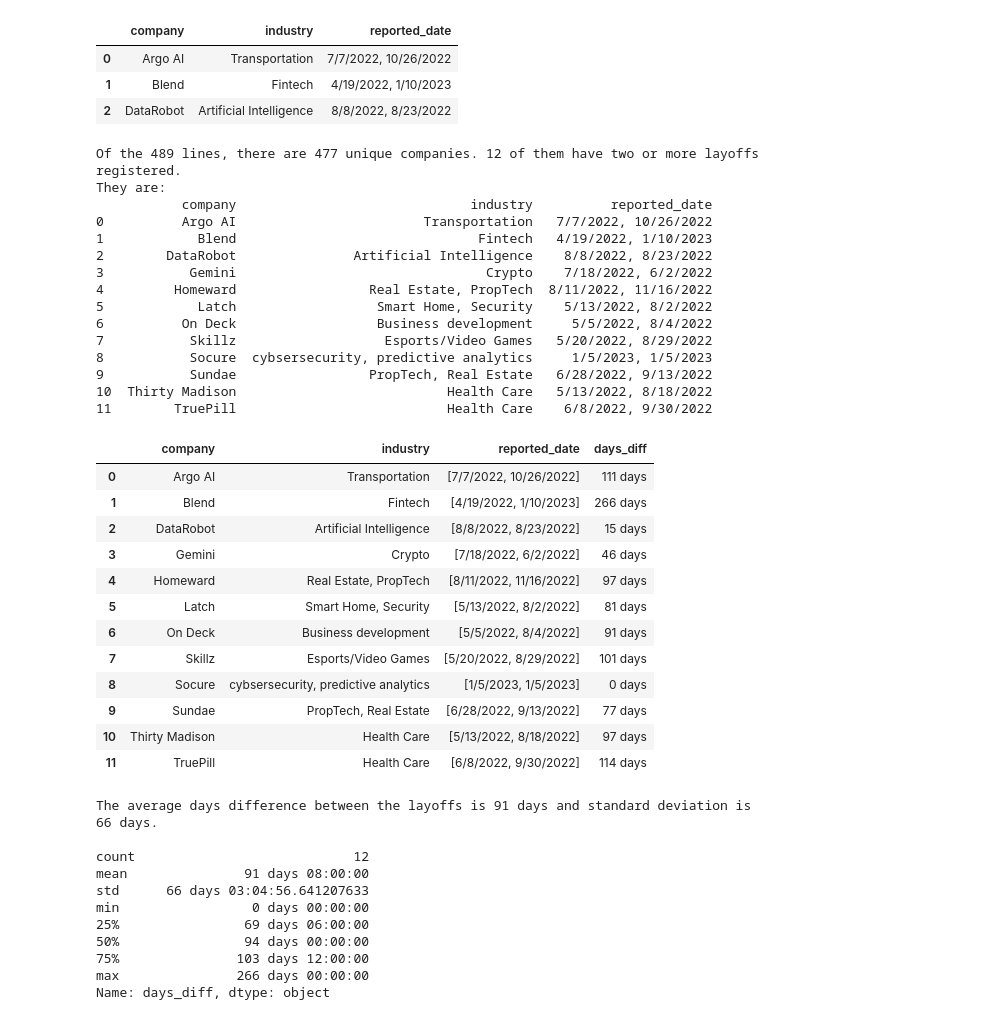
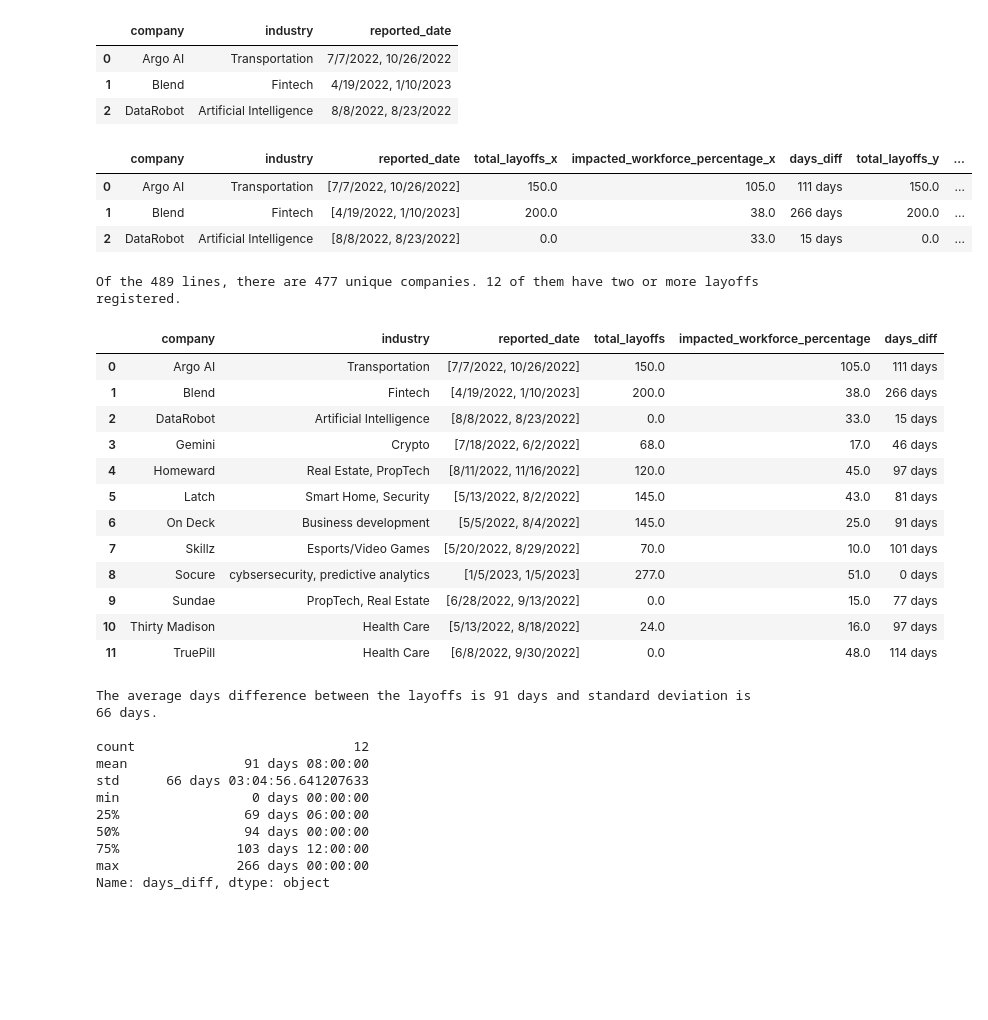
Before and after one commit to teusinn/TechCompaniesLayoff, a Jupyter notebook: src/main.ipynb, the cells around one changed output. Drawn from its saved outputs; the diff is of its cells as text; code cells hidden in the pictures; blank space fills up the shorter version.

Commit message:
Finishing the analysis of the Repeated Layoffs

```diff
--- a/src/main.ipynb
+++ b/src/main.ipynb
@@ -96,46 +97,43 @@ repeated_companies.head(3)
 | 0 | Argo AI | Transportation | 7/7/2022, 10/26/2022 |
 | 1 | Blend | Fintech | 4/19/2022, 1/10/2023 |
 | 2 | DataRobot | Artificial Intelligence | 8/8/2022, 8/23/2022 |
+# %%
+# Adding the "total_layoffs" and "impacted_workforce_percentage" for the repeated_companies dataframe
+temp_company = df[['company', 'total_layoffs', 'impacted_workforce_percentage']].copy()
+temp_company['total_layoffs'] = pd.to_numeric(temp_company['total_layoffs'], errors='coerce')
+temp_company['impacted_workforce_percentage'] = pd.to_numeric(temp_company['impacted_workforce_percentage'], errors='coerce')
+
+temp_company = temp_company.groupby(['company'], as_index=False).sum()
+repeated_companies = repeated_companies.merge(temp_company, on='company', how='left')
+
+repeated_companies.head(3)
+# %% [output]
+|  | company | industry | reported_date | total_layoffs_x | impacted_workforce_percentage_x | days_diff | total_layoffs_y | ... |
+| 0 | Argo AI | Transportation | [7/7/2022, 10/26/2022] | 150.0 | 105.0 | 111 days | 150.0 | ... |
+| 1 | Blend | Fintech | [4/19/2022, 1/10/2023] | 200.0 | 38.0 | 266 days | 200.0 | ... |
+| 2 | DataRobot | Artificial Intelligence | [8/8/2022, 8/23/2022] | 0.0 | 33.0 | 15 days | 0.0 | ... |
 # %%
-# Printing the companies with two or more layoffs
+# Creating column subtracting the difference in days for each layoff
+repeated_companies['reported_date'] = repeated_companies['reported_date'].str.split(',')
+repeated_companies['days_diff'] = repeated_companies['reported_date'].apply(lambda x: pd.to_datetime(x[1].strip(" "), format='%m/%d/%Y') - pd.to_datetime(x[0].strip(" "), format='%m/%d/%Y')).abs()
+
 print('Of the 489 lines, there are {} unique companies. {} of them have two or more layoffs registered.'.format(unique_companies, total_rows - unique_companies))
-print('They are: \n{}'.format(repeated_companies))
+repeated_companies
 # %% [output]
 Of the 489 lines, there are 477 unique companies. 12 of them have two or more layoffs registered.
-They are:
-           company                              industry          reported_date
-0          Argo AI                        Transportation   7/7/2022, 10/26/2022
-1            Blend                               Fintech   4/19/2022, 1/10/2023
-2        DataRobot               Artificial Intelligence    8/8/2022, 8/23/2022
-3           Gemini                                Crypto    7/18/2022, 6/2/2022
-4         Homeward                 Real Estate, PropTech  8/11/2022, 11/16/2022
-5            Latch                  Smart Home, Security    5/13/2022, 8/2/2022
-6          On Deck                  Business development     5/5/2022, 8/4/2022
-7           Skillz                   Esports/Video Games   5/20/2022, 8/29/2022
-8           Socure  cybsersecurity, predictive analytics     1/5/2023, 1/5/2023
-9           Sundae                 PropTech, Real Estate   6/28/2022, 9/13/2022
-10  Thirty Madison                           Health Care   5/13/2022, 8/18/2022
-11        TruePill                           Health Care    6/8/2022, 9/30/2022
+|  | company | industry | reported_date | total_layoffs | impacted_workforce_percentage | days_diff |
+| 0 | Argo AI | Transportation | [7/7/2022, 10/26/2022] | 150.0 | 105.0 | 111 days |
+| 1 | Blend | Fintech | [4/19/2022, 1/10/2023] | 200.0 | 38.0 | 266 days |
+| 2 | DataRobot | Artificial Intelligence | [8/8/2022, 8/23/2022] | 0.0 | 33.0 | 15 days |
+| 3 | Gemini | Crypto | [7/18/2022, 6/2/2022] | 68.0 | 17.0 | 46 days |
+| 4 | Homeward | Real Estate, PropTech | [8/11/2022, 11/16/2022] | 120.0 | 45.0 | 97 days |
+| 5 | Latch | Smart Home, Security | [5/13/2022, 8/2/2022] | 145.0 | 43.0 | 81 days |
+| 6 | On Deck | Business development | [5/5/2022, 8/4/2022] | 145.0 | 25.0 | 91 days |
+| 7 | Skillz | Esports/Video Games | [5/20/2022, 8/29/2022] | 70.0 | 10.0 | 101 days |
+| 8 | Socure | cybsersecurity, predictive analytics | [1/5/2023, 1/5/2023] | 277.0 | 51.0 | 0 days |
+| 9 | Sundae | PropTech, Real Estate | [6/28/2022, 9/13/2022] | 0.0 | 15.0 | 77 days |
+| 10 | Thirty Madison | Health Care | [5/13/2022, 8/18/2022] | 24.0 | 16.0 | 97 days |
+| 11 | TruePill | Health Care | [6/8/2022, 9/30/2022] | 0.0 | 48.0 | 114 days |
-# %%
-# Creating column subtracting the difference in days for each layoff
-repeated_companies['reported_date'] = repeated_companies['reported_date'].str.split(',')
-repeated_companies['days_diff'] = repeated_companies['reported_date'].apply(lambda x: pd.to_datetime(x[1].strip(" "), format='%m/%d/%Y') - pd.to_datetime(x[0].strip(" "), format='%m/%d/%Y')).abs()
-
-repeated_companies
-# %% [output]
-|  | company | industry | reported_date | days_diff |
-| 0 | Argo AI | Transportation | [7/7/2022, 10/26/2022] | 111 days |
-| 1 | Blend | Fintech | [4/19/2022, 1/10/2023] | 266 days |
-| 2 | DataRobot | Artificial Intelligence | [8/8/2022, 8/23/2022] | 15 days |
-| 3 | Gemini | Crypto | [7/18/2022, 6/2/2022] | 46 days |
-| 4 | Homeward | Real Estate, PropTech | [8/11/2022, 11/16/2022] | 97 days |
-| 5 | Latch | Smart Home, Security | [5/13/2022, 8/2/2022] | 81 days |
-| 6 | On Deck | Business development | [5/5/2022, 8/4/2022] | 91 days |
-| 7 | Skillz | Esports/Video Games | [5/20/2022, 8/29/2022] | 101 days |
-| 8 | Socure | cybsersecurity, predictive analytics | [1/5/2023, 1/5/2023] | 0 days |
-| 9 | Sundae | PropTech, Real Estate | [6/28/2022, 9/13/2022] | 77 days |
-| 10 | Thirty Madison | Health Care | [5/13/2022, 8/18/2022] | 97 days |
-| 11 | TruePill | Health Care | [6/8/2022, 9/30/2022] | 114 days |
 # %%
 # Printing the average
 avg_days_diff = repeated_companies['days_diff'].mean().days
```
Also changed, not shown: parts of 6 cells of this notebook.
